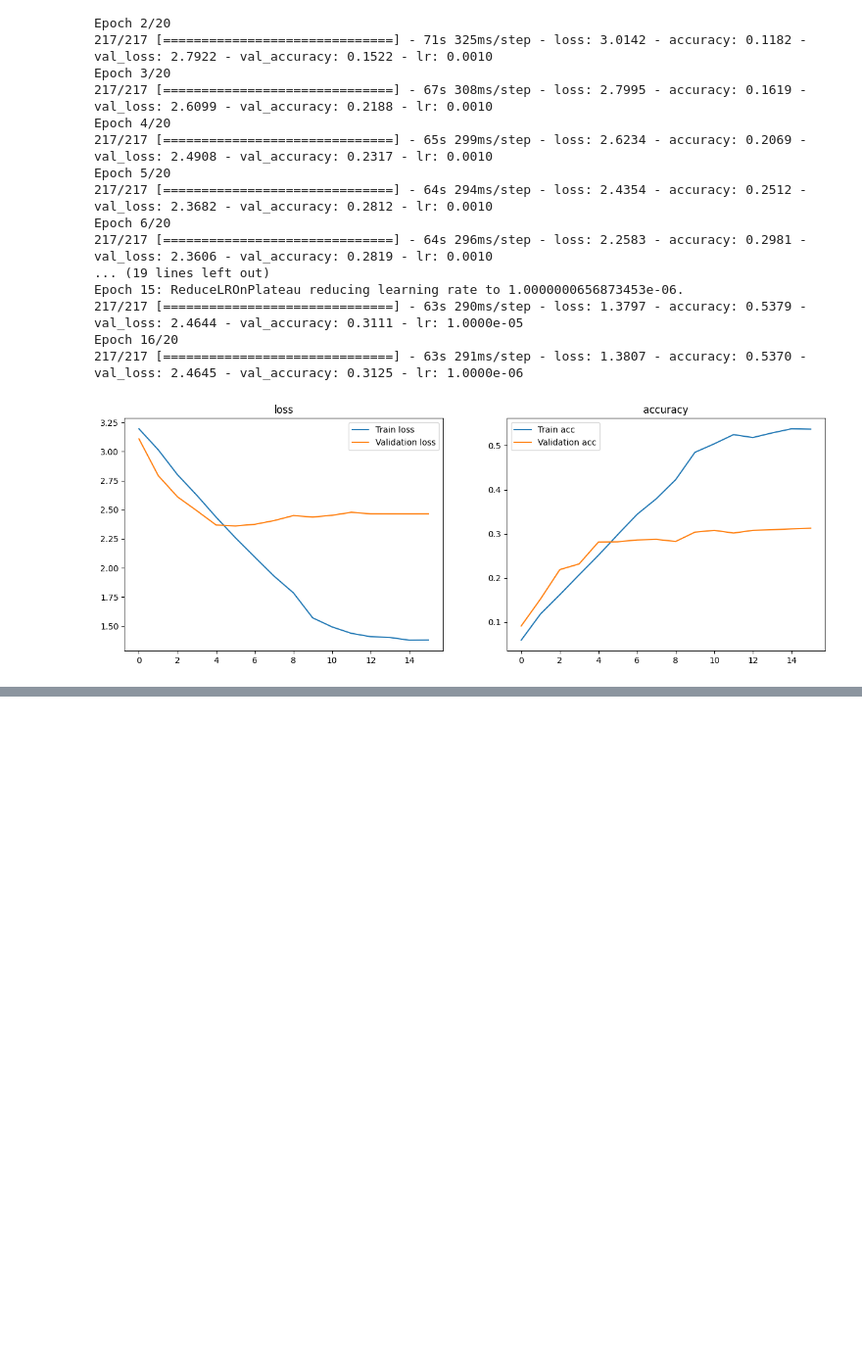
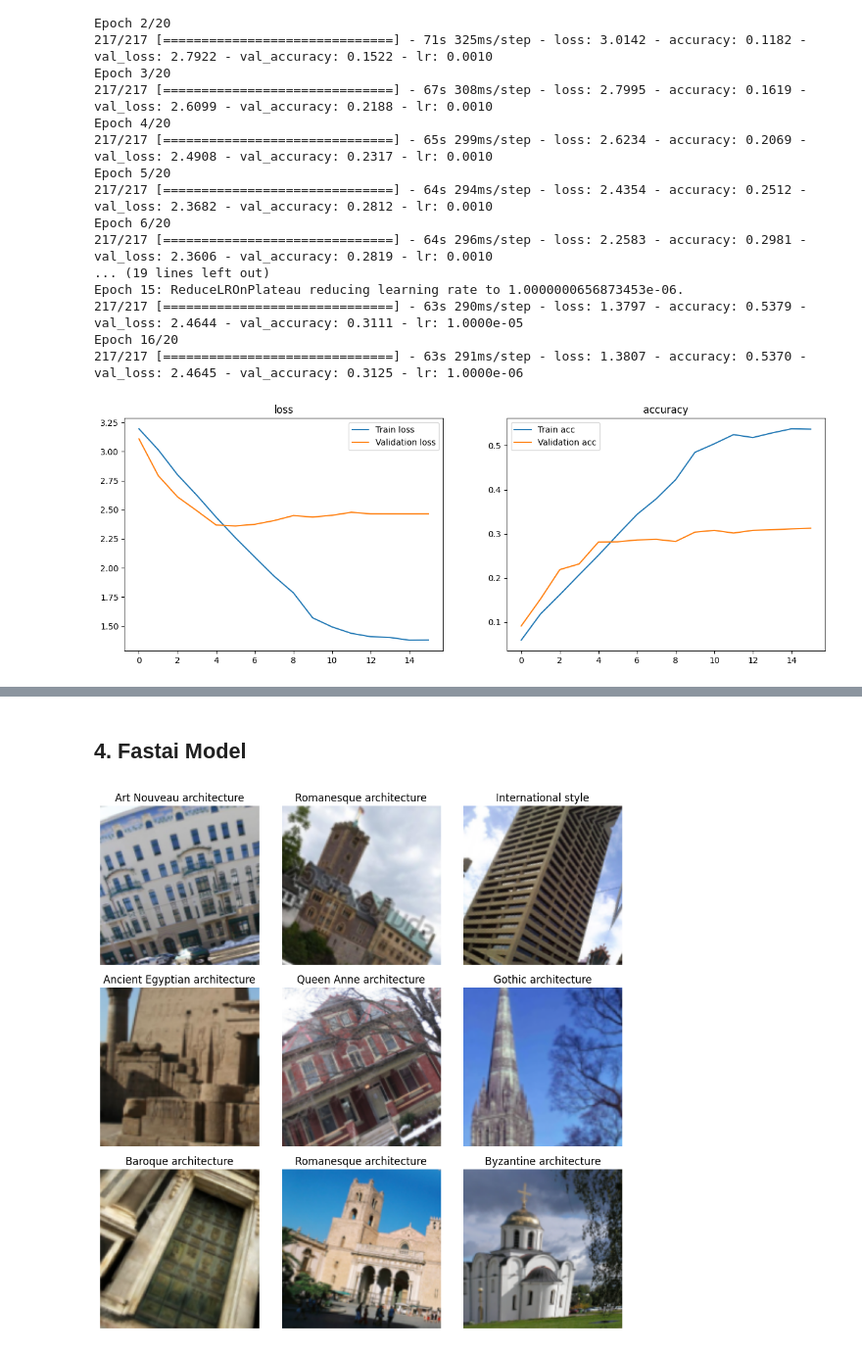
Before and after one commit to lorisduray/archi_project, a Jupyter notebook: notebook/archi_style_CNN.ipynb, the cells around one changed output, grey strips where cells are left out. Shown at 98% size. Cells and saved outputs as stored; diff of their text form; code cells hidden in the pictures; blank space fills up the shorter version.

Commit message:
Complete the base model fastai Resnet50

```diff
--- a/notebook/archi_style_CNN.ipynb
+++ b/notebook/archi_style_CNN.ipynb
@@ -488,0 +650,2 @@ plot_history(history_cs231n)
+# %% [markdown]
+## 4. Fastai Model
@@ -488,0 +655,11 @@ plot_history(history_cs231n)
+# %%
+path_data = '/content/drive/MyDrive/architectural-styles-dataset'
+
+preprocessing = ImageDataLoaders.from_folder(path_data,train='train',valid='val',item_tfms=Resize(150),
+                                             batch_tfms=aug_transforms(do_flip=True,max_rotate=30,max_zoom=1.5,max_lighting=0.2,p_affine=0.75) )
+# %%
+preprocessing.show_batch(max_n=9)
+plt.tight_layout()
+plt.show()
+# %% [output]
+[figure, added]
```
Also changed, not shown: parts of 19 cells of this notebook.
